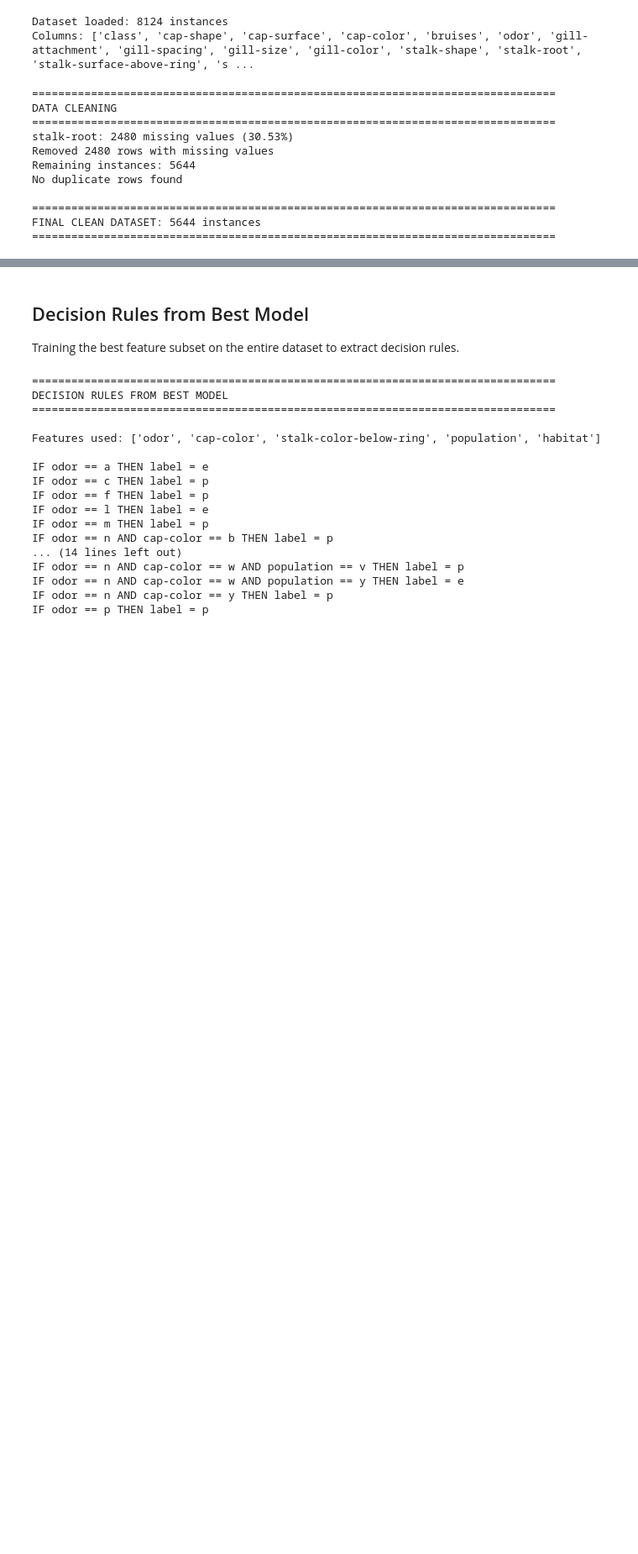
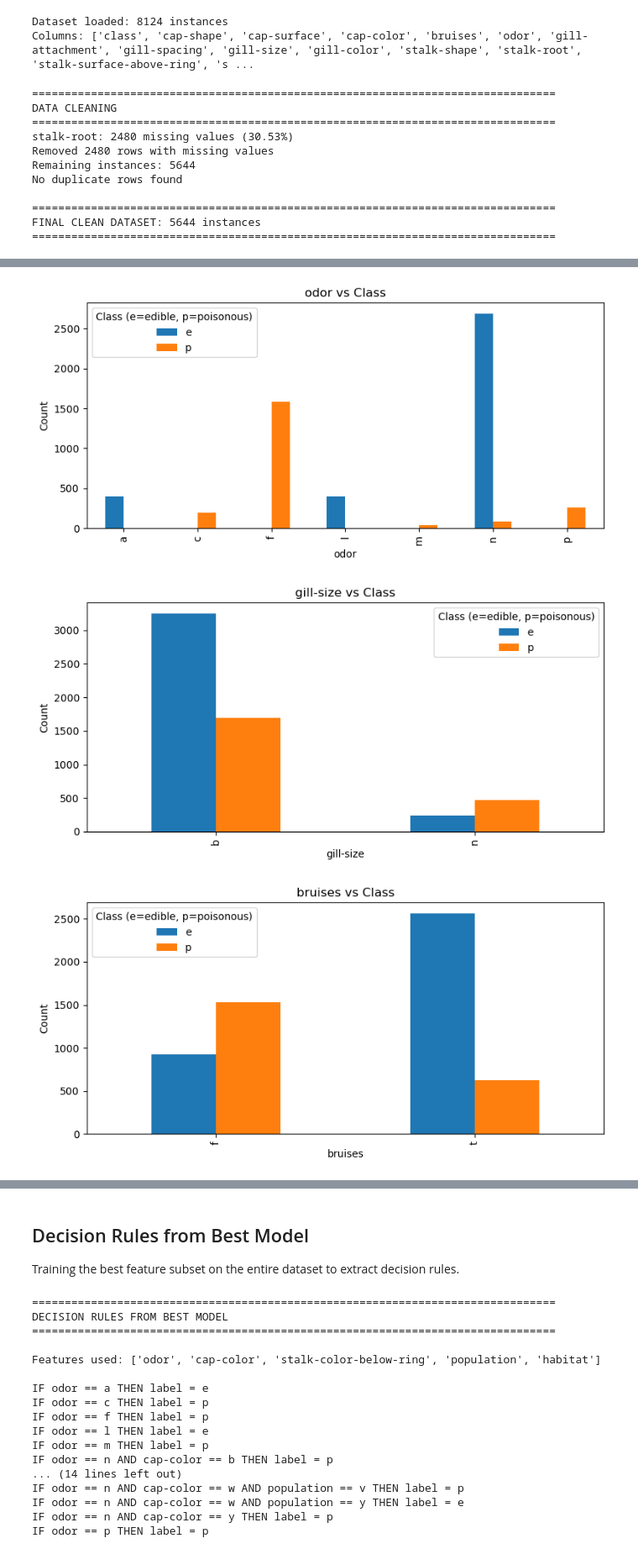
Before and after one commit to MayaStelzer/Data-Science-Project, a Jupyter notebook: MushroomClassification.ipynb, the cells around one changed output, grey strips where cells are left out. Shown at 84% size. Drawn from its saved outputs; the diff is of its cells as text; code cells hidden in the pictures; blank space fills up the shorter version.

```diff
--- a/MushroomClassification.ipynb
+++ b/MushroomClassification.ipynb
@@ -133,3 +186,28 @@ FINAL CLEAN DATASET: 5644 instances
+# %%
+import pandas as pd
+import matplotlib.pyplot as plt
+
+df = pd.read_csv("clean_mushrooms.csv")
+
+def plot_class_comparison(feature):
+    crosstab = pd.crosstab(df[feature], df["class"])
+
+    crosstab.plot(kind="bar", figsize=(8,4))
+    plt.title(f"{feature} vs Class")
+    plt.xlabel(feature)
+    plt.ylabel("Count")
+    plt.legend(title="Class (e=edible, p=poisonous)")
+    plt.tight_layout()
+    plt.show()
+
+
+plot_class_comparison("odor")
+plot_class_comparison("gill-size")
+plot_class_comparison("bruises")
+# %% [output]
+[figure, added]
+[figure, added]
+[figure, added]
 # %%
 # Helper function to run 10-fold cross-validation and display results
 def evaluate_feature_subset(X, y, subset_name, feature_names):
```
Also changed, not shown: parts of 9 cells of this notebook, 6 other files.
